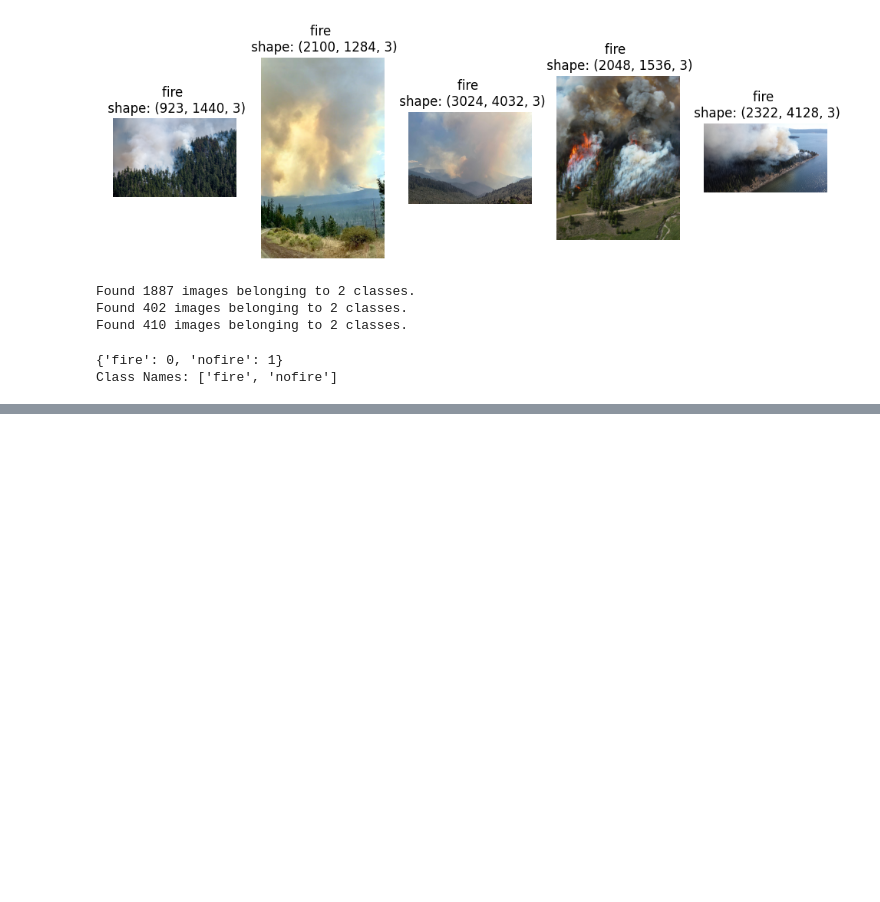
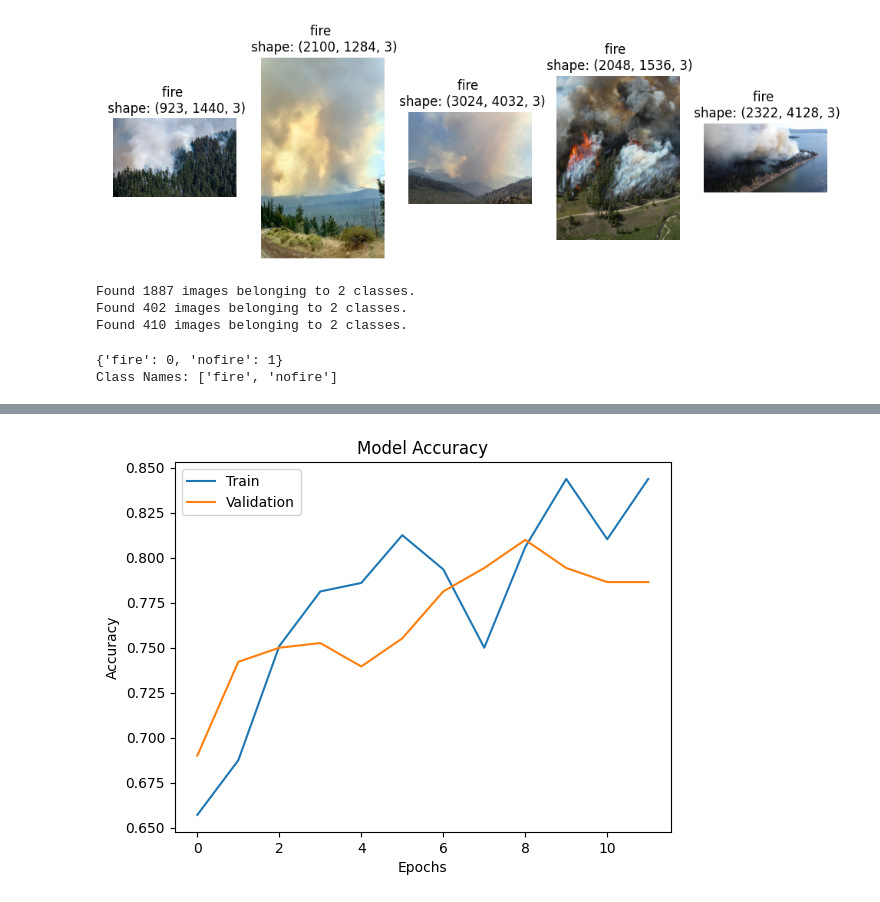
Before and after one commit to pachapavan11/AICTE-Internship-Forest-Fire-Detection, a Jupyter notebook: Forest_Fire_Detection/Forest_Fire_Detection_using_DL.ipynb, the cells around one changed output, grey strips where cells are left out. Drawn from its saved outputs; the diff is of its cells as text; code cells hidden in the pictures; blank space fills up the shorter version.

```diff
--- a/Forest_Fire_Detection/Forest_Fire_Detection_using_DL.ipynb
+++ b/Forest_Fire_Detection/Forest_Fire_Detection_using_DL.ipynb
@@ -143,3 +143,6 @@ model = Sequential([
 ]
 
 )
+# %%
+model.compile(optimizer='adam', loss='binary_crossentropy', metrics=['accuracy'])
+model.summary()
@@ -145,0 +171,9 @@ model = Sequential([
+# %%
+# Train the model
+history = model.fit(
+    train_generator,
+    steps_per_epoch=train_generator.samples // batch_size,
+    epochs=12,
+    validation_data=val_generator,
+    validation_steps=val_generator.samples // batch_size
+)
@@ -145,0 +204,11 @@ model = Sequential([
+# %%
+# Evaluation of the model - plotting training and validation accuracy
+plt.plot(history.history['accuracy'])
+plt.plot(history.history['val_accuracy'])
+plt.title('Model Accuracy')
+plt.xlabel('Epochs')
+plt.ylabel('Accuracy')
+plt.legend(['Train', 'Validation'], loc='upper left')
+plt.show()
+# %% [output]
+[figure, added]
```
Also changed, not shown: parts of 8 cells of this notebook.
